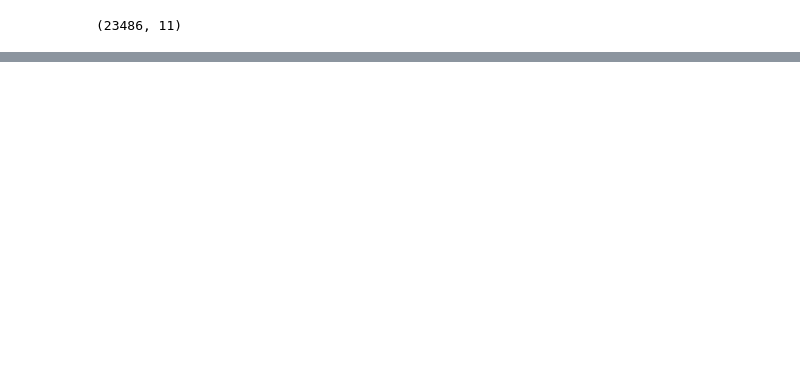
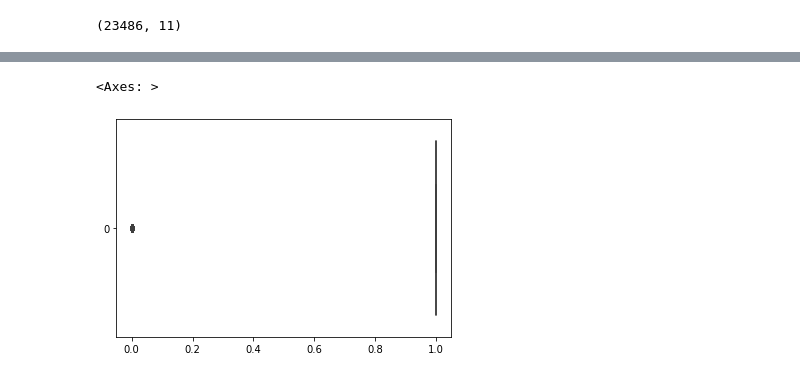
Before and after one commit to TifannyA/Lab3-Miner-a, a Jupyter notebook: Lab_3.ipynb, the cells around one changed output, grey strips where cells are left out. Drawn from its saved outputs; the diff is of its cells as text; code cells hidden in the pictures; blank space fills up the shorter version.

```diff
--- a/Lab_3.ipynb
+++ b/Lab_3.ipynb
@@ -151,0 +92,6 @@ La edada de los pasajeros es de 43
+# %%
+#Gráfico boxplot que muestra los IND Recomendados
+sns.boxplot(data=df["Recomendado"], orient="h")
+# %% [output]
+<Axes: >
+[figure, added]
```
Also changed, not shown: parts of 45 cells of this notebook.
